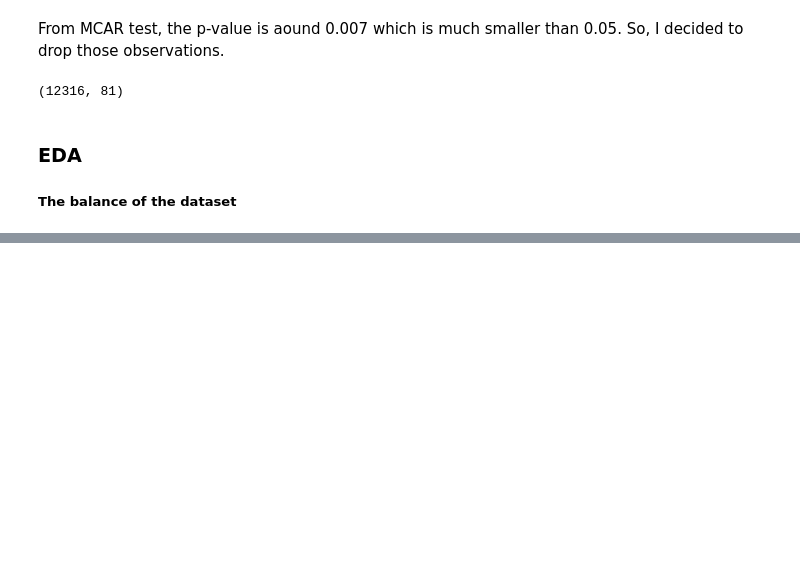
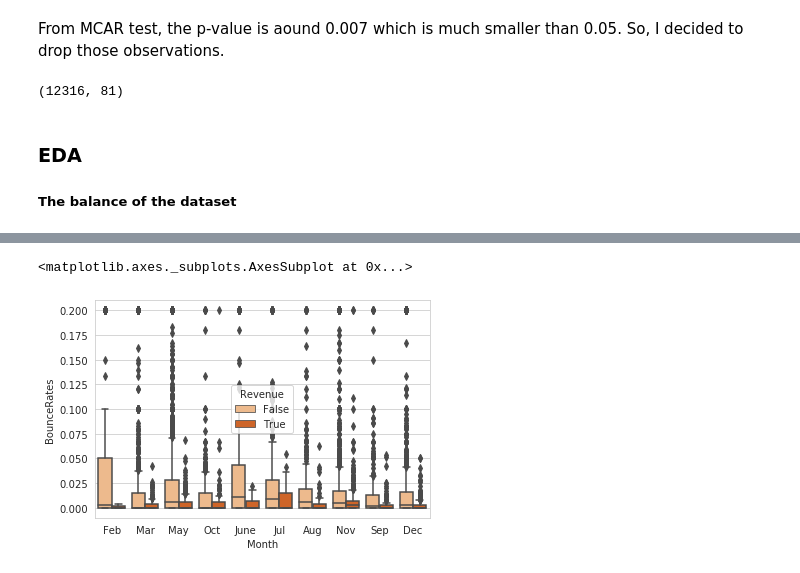
Before and after one commit to Qinyun718/Data1030-OnlineShopping, a Jupyter notebook: src/data-processing.ipynb, the cells around one changed output, grey strips where cells are left out. Drawn from its saved outputs; the diff is of its cells as text; code cells hidden in the pictures; blank space fills up the shorter version.

```diff
--- a/src/data-processing.ipynb
+++ b/src/data-processing.ipynb
@@ -182,0 +162,5 @@ Name: Revenue, dtype: float64
+# %%
+sns.boxplot(x = dfUseforEDA['Month'], y = dfUseforEDA['BounceRates'], hue = dfUseforEDA['Revenue'], palette = 'Oranges')
+# %% [output]
+<matplotlib.axes._subplots.AxesSubplot at 0x...>
+[figure, added]
```
Also changed, not shown: parts of 46 cells of this notebook, 27 other files.
